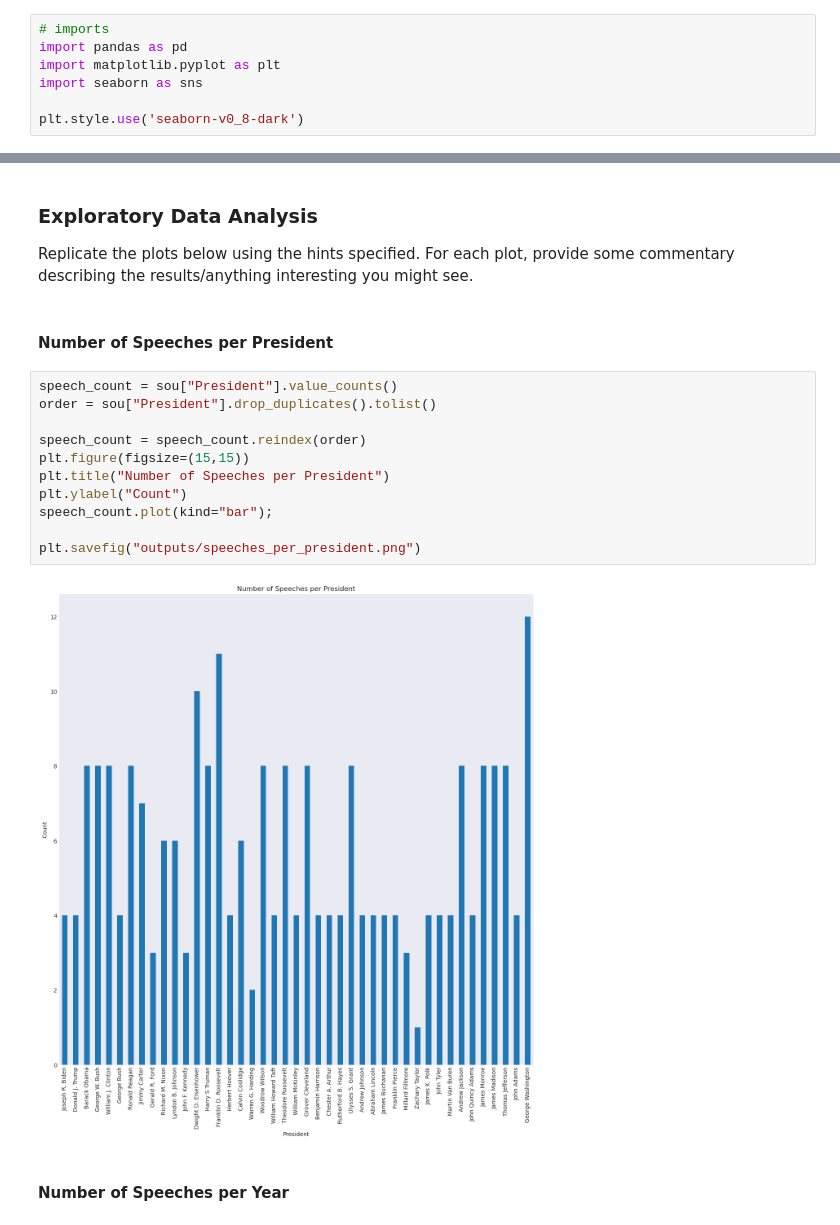
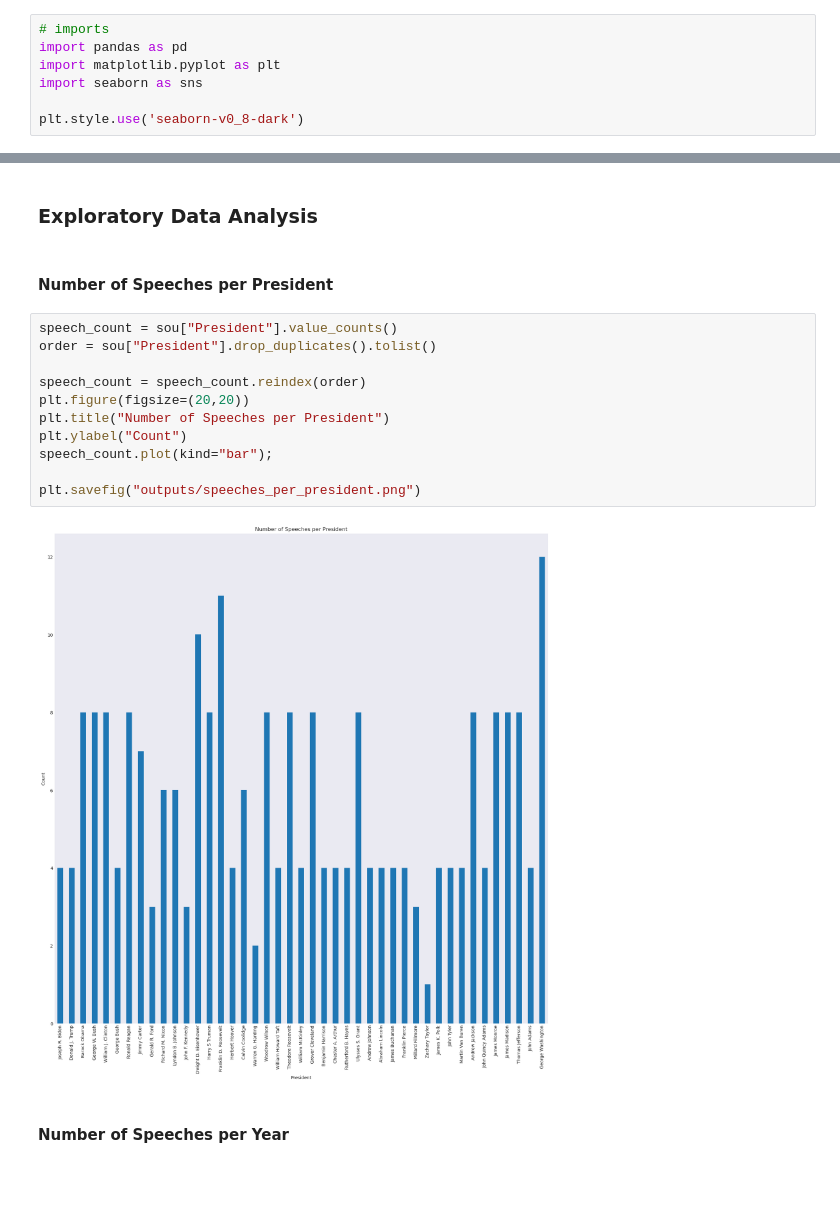
Before and after one commit to UCB-stat-159-f25/proj02-group16, a Jupyter notebook: nlp-P01.ipynb, the cells around one changed output, grey strips where cells are left out. Saved outputs shown, nothing was run; the diff lists cells and outputs as text; blank space fills up the shorter version.

Commit message:
fixed savefig for plots

```diff
--- a/nlp-P01.ipynb
+++ b/nlp-P01.ipynb
@@ -41,23 +26,21 @@ sou.head()
 | 4 | Donald J. Trump | 2020.0 | \nThe President. Thank you very m... | 6169 |
 # %% [markdown]
 ### Exploratory Data Analysis
-
-Replicate the plots below using the hints specified. For each plot, provide some commentary describing the results/anything interesting you might see.
 # %% [markdown]
 #### Number of Speeches per President
 # %%
 speech_count = sou["President"].value_counts()
 order = sou["President"].drop_duplicates().tolist()
 
 speech_count = speech_count.reindex(order)
-plt.figure(figsize=(15,15))
+plt.figure(figsize=(20,20))
 plt.title("Number of Speeches per President")
 plt.ylabel("Count")
 speech_count.plot(kind="bar");
 
 plt.savefig("outputs/speeches_per_president.png")
 # %% [output]
-[figure, old version]
+[figure, new version]
 # %% [markdown]
 #### Number of Speeches per Year
 # %%
```
Also changed, not shown: parts of 4 cells of this notebook, 4 other files.
